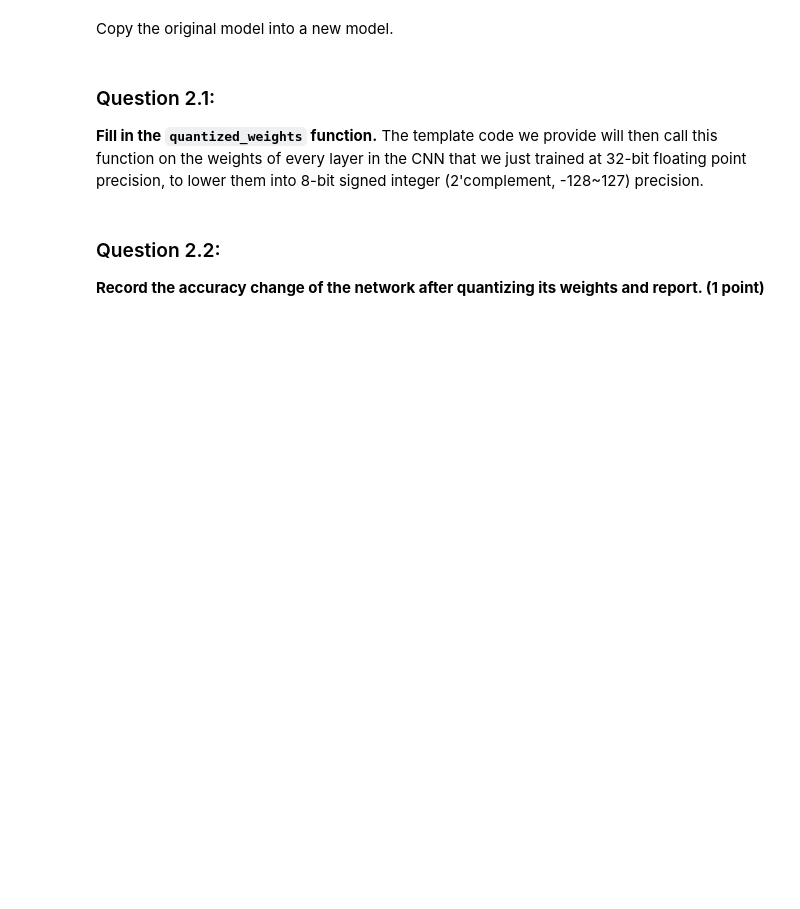
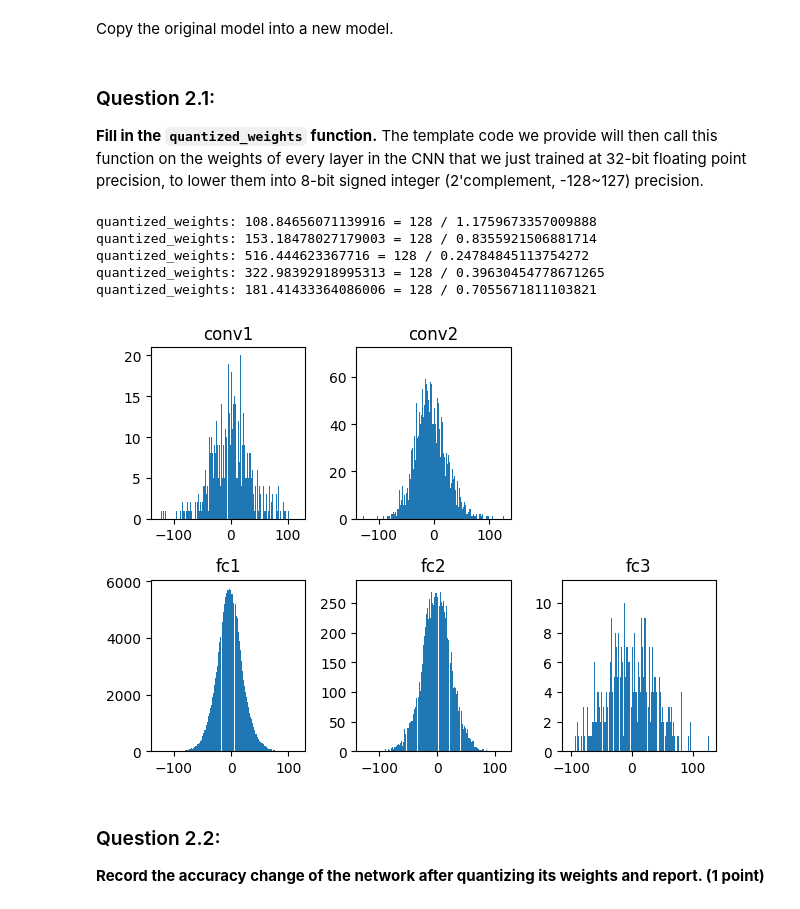
Before and after one commit to euphgh/ee219-lab, a Jupyter notebook: Lab2.ipynb, the cells around one changed output. Drawn from its saved outputs; the diff is of its cells as text; code cells hidden in the pictures; blank space fills up the shorter version.

```diff
--- a/Lab2.ipynb
+++ b/Lab2.ipynb
@@ -340,29 +346,66 @@ def quantized_weights(weights: torch.Tensor) -> Tuple[torch.Tensor, float]:
     We consider only symmetric quantization, which means zeros point is exactly 0.
     After that, return the 'scale' together with the quantized number, 'result', in [-128,127].
     '''
-    scale = 127 / (torch.max(weights).item())
+    max_value = weights.__abs__().max().item()
+    scale = 128 / (max_value)
     result = (weights * scale).round()
+    print(f"quantized_weights: {scale} = 128 / {max_value}")
     return torch.clamp(result, min=-128, max=127), scale
 # %%
 def quantize_layer_weights(model: nn.Module):
     # Quantize the weights layer by layer and record the scale factors and quantized weights
     for layer in model.children():
         if isinstance(layer, nn.Conv2d) or isinstance(layer, nn.Linear):
             # Quantize the weights using the function you just developed
             q_layer_data, scale = quantized_weights(layer.weight.data)
             q_layer_data = q_layer_data.to(device)
 
             layer.weight.data = q_layer_data
             layer.weight.scale = scale
 
             # Check if the weights are quantized properly, your code should be okay if no exception is raised.
             # Otherwise, please check your code.
             if (q_layer_data < -128).any() or (q_layer_data > 127).any():
                 raise Exception("Quantized weights of {} layer include values out of bounds for an 8-bit signed integer".format(layer.__class__.__name__))
             if (q_layer_data != q_layer_data.round()).any():
                 raise Exception("Quantized weights of {} layer include non-integer values".format(layer.__class__.__name__))
 
+
 quantize_layer_weights(net_q2)
+
+conv1_weights = net_q2.conv1.weight.data.cpu().view(-1)
+conv2_weights = net_q2.conv2.weight.data.cpu().view(-1)
+fc1_weights = net_q2.fc1.weight.data.cpu().view(-1)
+fc2_weights = net_q2.fc2.weight.data.cpu().view(-1)
+fc3_weights = net_q2.fc3.weight.data.cpu().view(-1)
+fig, axs = plt.subplots(2, 3)
+
+axs[0, 0].hist(conv1_weights, bins=256)
+axs[0, 0].set_title("conv1")
+
+axs[0, 1].hist(conv2_weights, bins=256)
+axs[0, 1].set_title("conv2")
+
+axs[0, 2].axis('off')
+
+axs[1, 0].hist(fc1_weights, bins=256)
+axs[1, 0].set_title("fc1")
+
+axs[1, 1].hist(fc2_weights, bins=256)
+axs[1, 1].set_title("fc2")
+
+axs[1, 2].hist(fc3_weights, bins=256)
+axs[1, 2].set_title("fc3")
+
+plt.tight_layout()
+plt.show()
+# %% [output]
+quantized_weights: 108.84656071139916 = 128 / 1.1759673357009888
+quantized_weights: 153.18478027179003 = 128 / 0.8355921506881714
+quantized_weights: 516.444623367716 = 128 / 0.24784845113754272
+quantized_weights: 322.98392918995313 = 128 / 0.39630454778671265
+quantized_weights: 181.41433364086006 = 128 / 0.7055671811103821
+[figure, added]
 # %% [markdown]
 ### Question 2.2:
 
```
Also changed, not shown: parts of 13 cells of this notebook.
